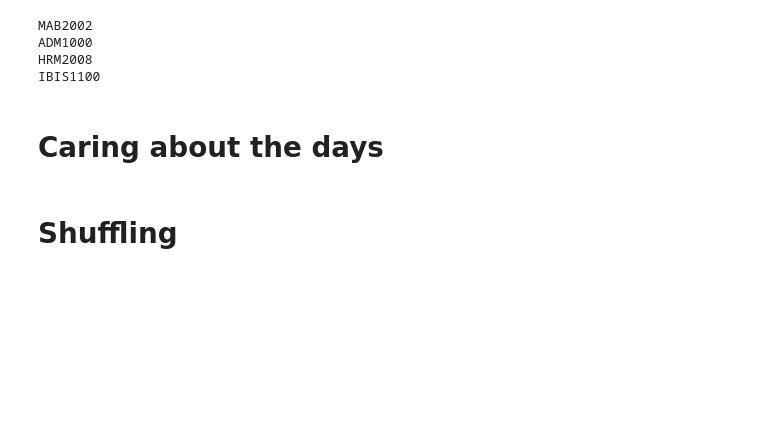
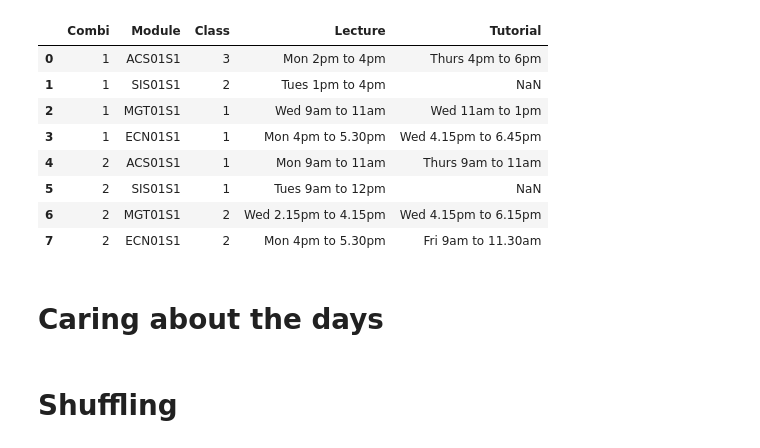
Before and after one commit to notha99y/timetable_selection, a Jupyter notebook: notebook/search_cal.ipynb, the cells around one changed output. Saved outputs shown, nothing was run; the diff lists cells and outputs as text; code cells hidden in the pictures; blank space fills up the shorter version.

```diff
--- a/notebook/search_cal.ipynb
+++ b/notebook/search_cal.ipynb
@@ -3,4 +6,4 @@ import re
 from datetime import datetime
 import pandas as pd
 # %%
-df = pd.read_excel('../data/ModulesCombinationv5.xlsx', 'Sheet3')
+df = pd.read_excel('data/ModulesCombinationv5.xlsx', 'Sheet3')
@@ -28,0 +10,2 @@ df.columns
+# %%
+df.rename(columns={'Unit':'Module'}, inplace=True)
@@ -28,0 +34,2 @@ df.columns
+# %%
+result_df = get_solution(df, 4)
@@ -29,11 +56,18 @@ df.columns
+# %%
+result_df
+# %% [output]
+|  | Combi | Module | Class | Lecture | Tutorial |
+| 0 | 1 | ACS01S1 | 3 | Mon 2pm to 4pm | Thurs 4pm to 6pm |
+| 1 | 1 | SIS01S1 | 2 | Tues 1pm to 4pm | NaN |
+| 2 | 1 | MGT01S1 | 1 | Wed 9am to 11am | Wed 11am to 1pm |
+| 3 | 1 | ECN01S1 | 1 | Mon 4pm to 5.30pm | Wed 4.15pm to 6.45pm |
+| 4 | 2 | ACS01S1 | 1 | Mon 9am to 11am | Thurs 9am to 11am |
+| 5 | 2 | SIS01S1 | 1 | Tues 9am to 12pm | NaN |
+| 6 | 2 | MGT01S1 | 2 | Wed 2.15pm to 4.15pm | Wed 4.15pm to 6.15pm |
+| 7 | 2 | ECN01S1 | 2 | Mon 4pm to 5.30pm | Fri 9am to 11.30am |
 # %%
 for k, v in df['Unit'].value_counts().items():
     print(k)
-# %% [output]
-MAB2002
-ADM1000
-HRM2008
-IBIS1100
 # %%
 df = df[['Unit', 'Class', 'Lecture', 'Tutorial']]
 # %%
```
Also changed, not shown: parts of 7 cells of this notebook, 4 other files.
